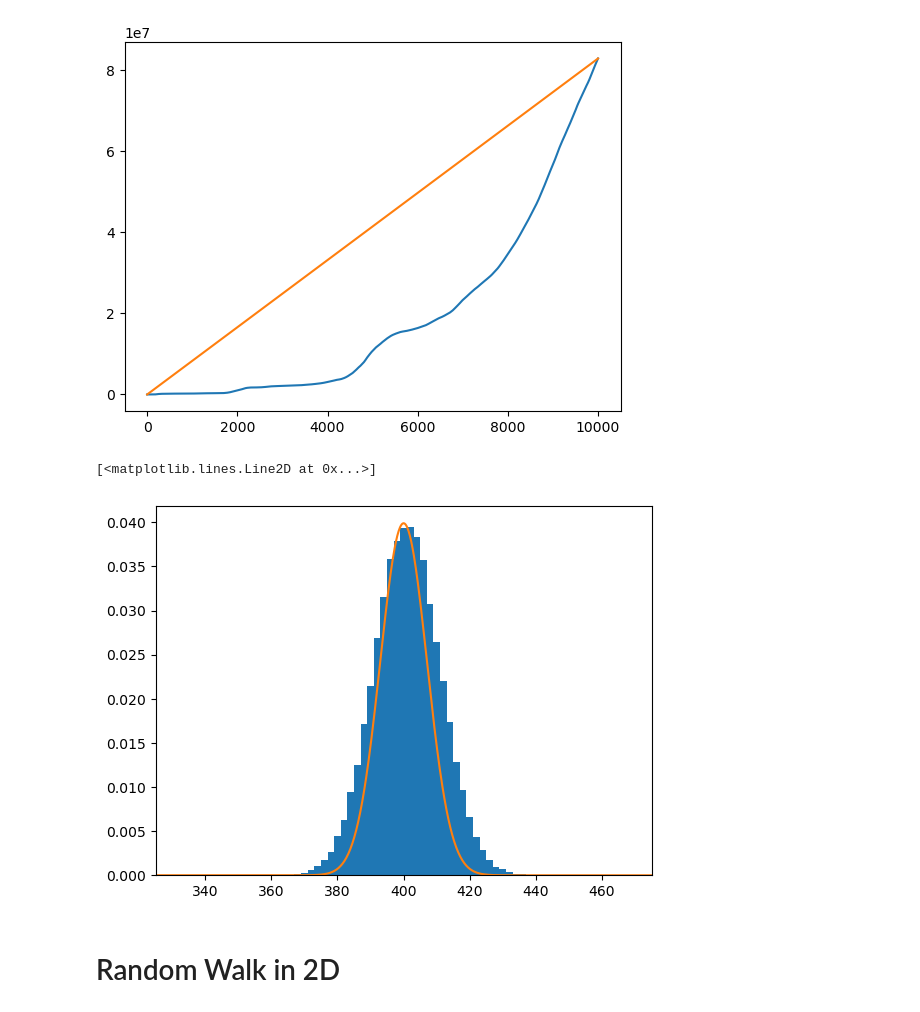
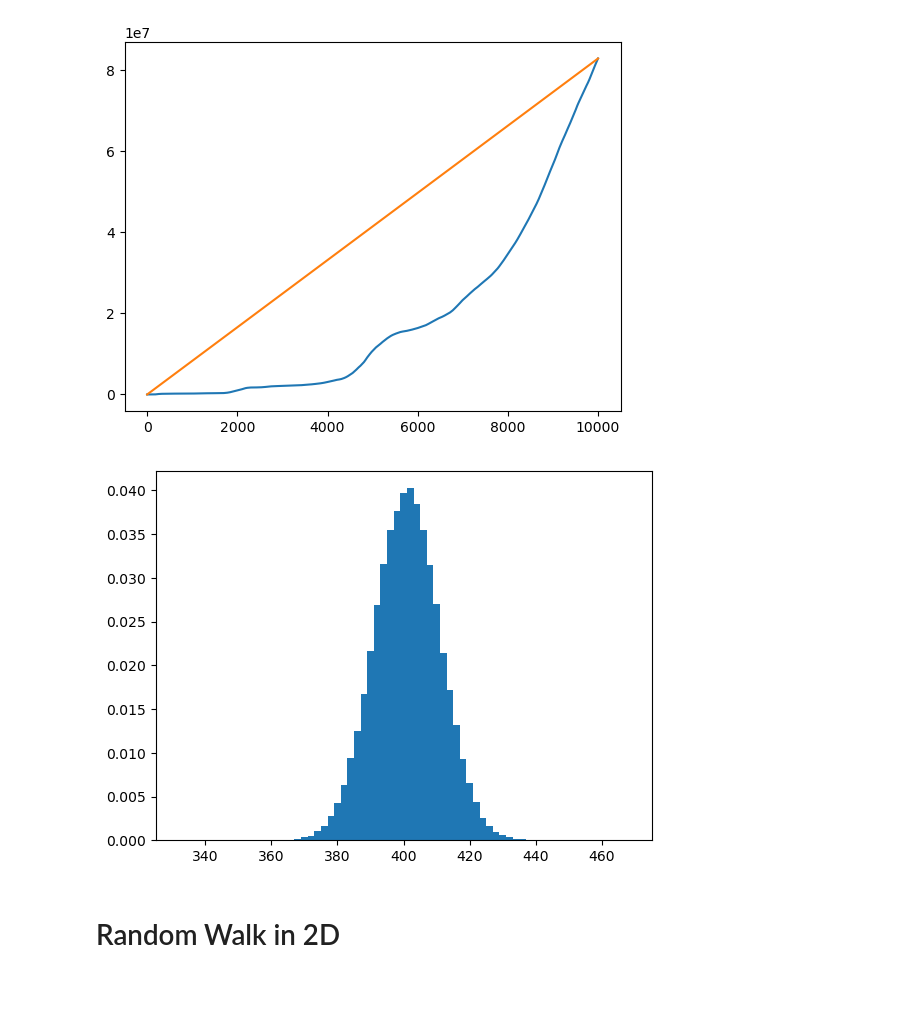
Before and after one commit to TheInvisibleFoe/JupyterNotebooks, a Jupyter notebook: Random Walk/Random Walk.ipynb, the cells around one changed output. Cells and saved outputs as stored; diff of their text form; code cells hidden in the pictures.

```diff
--- a/Random Walk/Random Walk.ipynb
+++ b/Random Walk/Random Walk.ipynb
@@ -44,26 +48,25 @@ for j in range(0,grn):
 # %%
 steps =100
 grn = 100000
 binwidth =2
 starting_x = 400
 x = [[starting_x]*steps for _ in range(grn)]
 for j in range(0,grn):
     for i in range(1,steps):
         t = rand.choice(s)
         x[j][i]=(x[j][i-1] + t*d)
 y = np.arange(0,steps,1)
 last = np.zeros(grn)
 for i in range(grn):
     last[i] = (x[i][-1])
 plt.xlim(starting_x-steps+25,starting_x+steps-25)
 plt.hist(last,bins= np.arange(min(last), max(last) + binwidth, binwidth),density=True)
 x_1 = np.linspace(starting_x-steps,starting_x+steps,1000)
-def f(x):
-    return 1/np.sqrt(2*np.pi*steps)*np.exp(-1*(x-starting_x)**2/steps)
-plt.plot(x_1,f(x_1))
+# def f(x):
+#     return 1/np.sqrt(2*np.pi*steps)*np.exp(-1*(x-starting_x)**2/steps)
+# plt.plot(x_1,f(x_1))
 # %% [output]
-[<matplotlib.lines.Line2D at 0x...>]
-[figure, old version]
+[figure, new version]
 # %% [markdown]
 # Random Walk in 2D
 # %%
```
Also changed, not shown: parts of 2 cells of this notebook, 1 other file.
